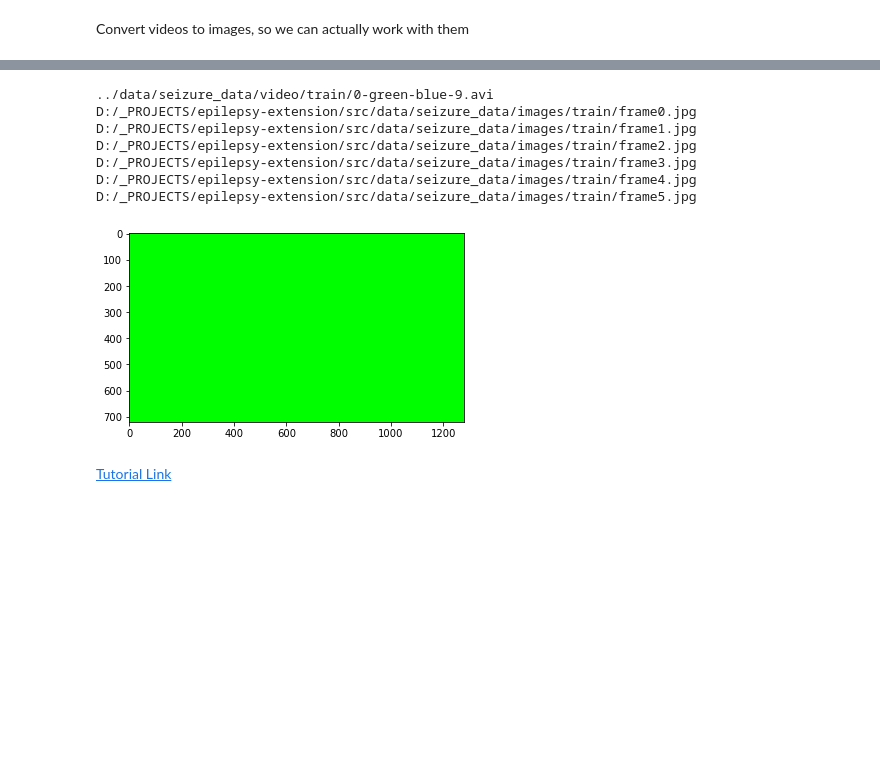
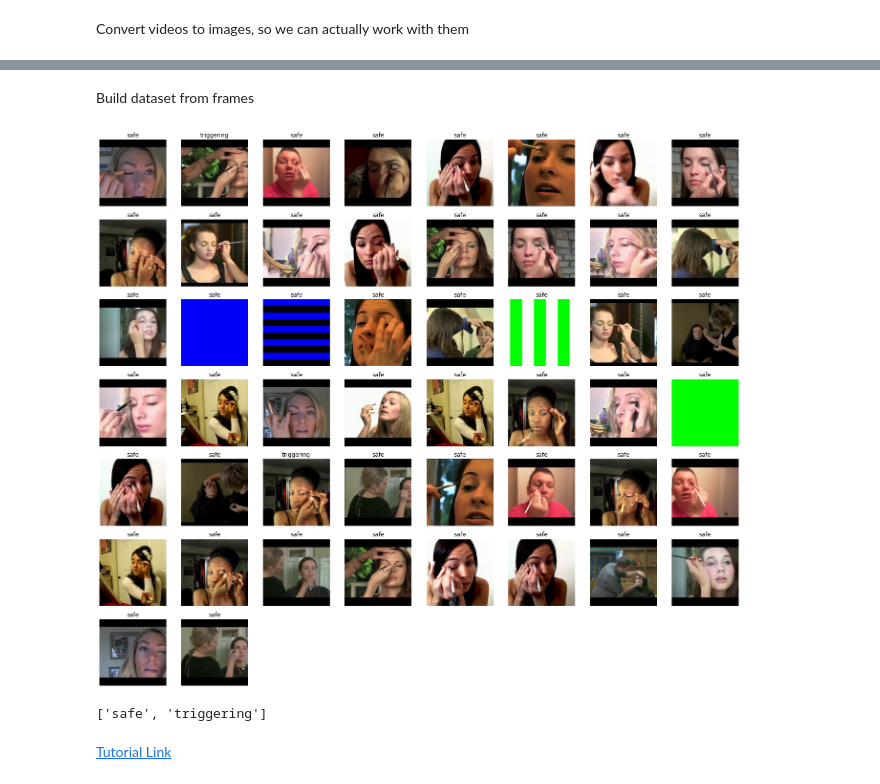
Before and after one commit to AlinaWithAFace/epilepsy-extension, a Jupyter notebook: src/model/model.ipynb, the cells around one changed output, grey strips where cells are left out. Cells and saved outputs as stored; diff of their text form; code cells hidden in the pictures; blank space fills up the shorter version.

```diff
--- a/src/model/model.ipynb
+++ b/src/model/model.ipynb
@@ -119,11 +124,10 @@ D:/_PROJECTS/epilepsy-extension/src/data/seizure_data/image/train/2-green-white-
 # %%
-test_video_path = "../data/seizure_data/video/train/0-green-blue-9.avi"
-test_frames, test_frame_len = get_frames(test_video_path, 5)
+
 
 # file_root = "../data/seizure_data/images/train/"
-file_root = "D:/_PROJECTS/epilepsy-extension/src/data/seizure_data/images/train/"
+# train_image_root = "D:/_PROJECTS/epilepsy-extension/src/data/seizure_data/image/train/"
 
-store_frames(test_frames, file_root)
+# store_frames(test_frames, train_image_root)
 
 # i = 0
 # for frame in test_frames :
@@ -136,14 +140,36 @@ store_frames(test_frames, file_root)
 #     # filepath = "C:/Users/Alina Work/Desktop/temp.bmp"
 #     cv2.imwrite(filepath, frame)
 #     i += i
-# %% [output]
-../data/seizure_data/video/train/0-green-blue-9.avi
-D:/_PROJECTS/epilepsy-extension/src/data/seizure_data/images/train/frame0.jpg
-D:/_PROJECTS/epilepsy-extension/src/data/seizure_data/images/train/frame1.jpg
-D:/_PROJECTS/epilepsy-extension/src/data/seizure_data/images/train/frame2.jpg
-D:/_PROJECTS/epilepsy-extension/src/data/seizure_data/images/train/frame3.jpg
-D:/_PROJECTS/epilepsy-extension/src/data/seizure_data/images/train/frame4.jpg
-D:/_PROJECTS/epilepsy-extension/src/data/seizure_data/images/train/frame5.jpg
-[figure, removed]
+# %% [markdown]
+Build dataset from frames
+# %%
+# https://www.dataspoof.info/post/video-classification-with-fastai-and-deep-learning/
+# np.random.seed(42)
+dataset = ImageDataLoaders.from_folder(
+    image_root,
+    item_tfms=Resize(224)
+)
+
+    # train='train',
+    # valid='valid',
+# valid_pct=0.2,
+# ds_tfms=get_transforms(),
+# size=224,
+# num_workers=4
+
+# .normalize(imagenet_stats)
+
+# dataset.show_batch()
+# %%
+dataset.show_batch(max_n=50)
+# data.classes
+# %% [output]
+[figure, added]
+# %%
+# dataset.train_ds.items[:]
+
+dataset.vocab
+# %% [output]
+['safe', 'triggering']
 # %%
 # path = untar_data(URLs.IMAGENETTE_160)
```
Also changed, not shown: parts of 4 cells of this notebook, 4 other files.
